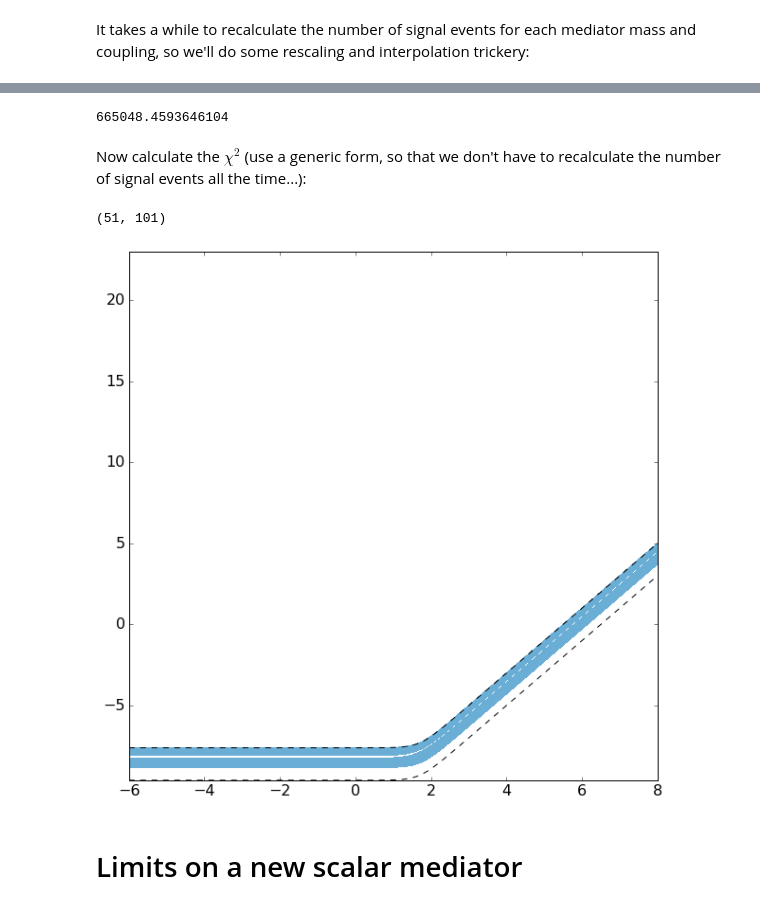
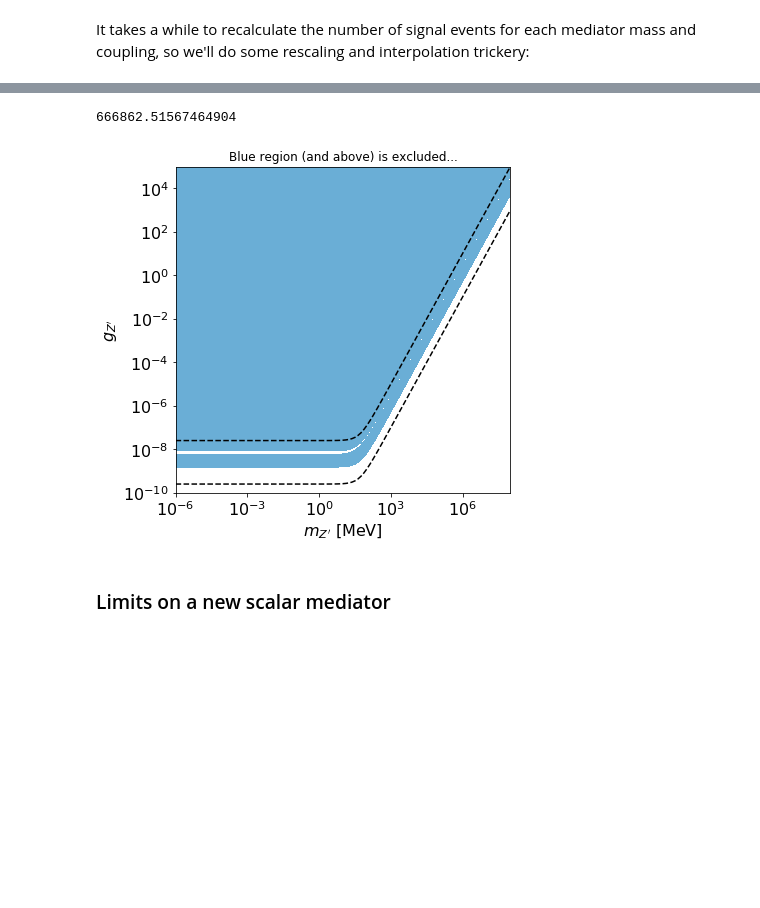
Before and after one commit to bradkav/CEvNS, a Jupyter notebook: COHERENT.ipynb, the cells around one changed output, grey strips where cells are left out. Saved outputs shown, nothing was run; the diff lists cells and outputs as text; code cells hidden in the pictures; blank space fills up the shorter version.

```diff
--- a/COHERENT.ipynb
+++ b/COHERENT.ipynb
@@ -133,7 +134,7 @@ Now plot the results:
 # %%
 pl.figure(figsize=(10,6))
 
-pl.step(PE_bins, np.append(dRdPE_bins,0), 'g', linestyle="-", where = "post", label="CEvNS signal (this work)",linewidth=1.5)
+pl.step(PE_bins, np.append(N_SM_tot,0), 'g', linestyle="-", where = "post", label="CEvNS signal (this work)",linewidth=1.5)
 pl.step(PE_bins, np.append(COHERENT_spect,0), 'g', linestyle="--", where = "post", label="CEvNS signal (1708.01294)",linewidth=1.5)
 
 pl.axhline(0, linestyle='--', color = 'gray')
@@ -221,3 +208,5 @@ pl.show()
+# %%
+deltachi2_Nsig = interp1d(Nsiglist, delta_chi2, bounds_error=False, fill_value=delta_chi2[-1])
 # %% [markdown]
 ## NSI constraints
 
@@ -627,11 +544,20 @@ def N_sig_vector(gsq, m_med):
     integrand = lambda x: (1.0/PEperkeV)*efficiency(x)*mass*time*(f_Cs*CEvNS.differentialRate_CEvNS(x/PEperkeV, A_Cs, Z_Cs,gsq,m_med)\
                                                               + f_I*CEvNS.differentialRate_CEvNS(x/PEperkeV, A_I, Z_I, gsq,m_med))
 
-    return quad(integrand, 4.0, 50, epsabs=0.01)[0]
+    xlist = np.linspace(4,50,100)
+    integ_vals =  np.vectorize(integrand)(xlist)
+
+    return np.trapz(integ_vals, xlist)
 
 def N_sig_vector_tab(gsq, tabrate_A, tabrate_B):
     integrand = lambda x: (tabrate_A(x) + tabrate_B(x)*gsq)**2.0
-    return quad(integrand, 4.0, 50, epsabs=0.01)[0]
+
+    xlist = np.linspace(4,50,100)
+    integ_vals =  np.vectorize(integrand)(xlist)
+
+    return np.trapz(integ_vals, xlist)
+
+    #return quad(integrand, 4.0, 50, epsabs=0.01)[0]
 # %%
 def tabulate_Nsig(tabrate_A, tabrate_B):
     N_A = N_sig_vector_tab(0, tabrate_A, tabrate_B)
@@ -648,10 +570,8 @@ def N_sig_fulltab(gsq, Nsig_A, Nsig_B, Nsig_C):
 # %%
-print
+#Calculate the number of signal events for a 1000 MeV Z', with coupling 1e-4 by doing:
 rate_A, rate_B = tabulate_rate(1000)
 N_A, N_B,N_C = tabulate_Nsig(rate_A, rate_B)
 #N_sig_vector_tab(1e-4, rate_A, rate_B)
 N_sig_fulltab(1e-4, N_A, N_B, N_C)
 # %% [output]
-665048.4593646104
+666862.51567464904
-# %% [markdown]
-Now calculate the $\chi^2$ (use a generic form, so that we don't have to recalculate the number of signal events all the time...):
@@ -673,41 +579,40 @@ def chisq_generic(N_sig, alpha, beta):
 gsq_list = np.append(np.logspace(0, 2, 100),1e20)
 m_list = np.sort(np.append(np.logspace(-2, 4,49), [1e-6,1e8]))
 
-#print gsq_list
-
+#Need to search for the limit in a narrow band of coupling values
 g_upper = 1e-11*(50**2+m_list**2)
 g_lower = 1e-13*(50**2+m_list**2)
 
-chi2_vec_grid = np.zeros((51, 101))
+deltachi2_vec_grid = np.zeros((51, 101))
 
 for i in tqdm(range(len(m_list))):
     rate_A, rate_B = tabulate_rate(m_list[i])
     N_A, N_B,N_C = tabulate_Nsig(rate_A, rate_B)
     for j, gsq in enumerate(gsq_list):
-        #N_sig = N_sig_vector_tab(gsq, rate_A, rate_B)
         N_sig = N_sig_fulltab(gsq*g_lower[i], N_A, N_B, N_C)
-        chi2_vec_grid[i, j] = minimize(lambda x: chisq_generic(N_sig, x[0], x[1]), (0.0,0.0), method="CG").fun
+        deltachi2_vec_grid[i, j] = deltachi2_Nsig(N_sig)
 # %%
-delta_chi2_vec = chi2_vec_grid - np.min(chi2_vec_grid)
-
 mgrid, ggrid = np.meshgrid(m_list, gsq_list, indexing='ij')
 ggrid *= 1e-13*(50**2 + mgrid**2)
 
-print delta_chi2_vec.shape
+np.savetxt("results/COHERENT_Zprime.txt", np.c_[mgrid.flatten(), ggrid.flatten(), deltachi2_vec_grid.flatten()])
 
-np.savetxt("results/COHERENT_Zprime.txt", np.c_[mgrid.flatten(), ggrid.flatten(), delta_chi2_vec.flatten()])
+pl.figure(figsize=(6,6))
+pl.loglog(m_list, g_upper, 'k--')
+pl.loglog(m_list, g_lower, 'k--')
+pl.contourf(mgrid, ggrid, deltachi2_vec_grid, levels=[2.7,1e10],cmap="Blues")
 
-pl.figure(figsize=(10,10))
-pl.contourf(np.log10(mgrid), np.log10(ggrid), delta_chi2_vec, levels=[2.7,1e10],cmap="Blues")
-pl.plot(np.log10(m_list), np.log10(g_upper), 'k--')
-pl.plot(np.log10(m_list), np.log10(g_lower), 'k--')
+pl.ylim(1e-10, 1e5)
 #pl.colorbar()
+pl.xlabel(r"$m_{Z'}$ [MeV]")
+pl.ylabel(r"$g_{Z'}$")
+pl.title("Blue region (and above) is excluded...", fontsize=12)
+pl.savefig("plots/COHERENT_Zprime.pdf")
 pl.show()
 # %% [output]
-(51, 101)
-[figure, old version]
+[figure, new version]
 # %% [markdown]
-# Limits on a new scalar mediator
+### Limits on a new scalar mediator
 # %%
 def calc_Nsig_scalar( m_med):
     scalar_rate = lambda x: (1.0/PEperkeV)*efficiency(x)*mass*time*(f_Cs*CEvNS.differentialRate_scalar(x/PEperkeV, A_Cs, Z_Cs,1,m_med)\
```
Also changed, not shown: parts of 41 cells of this notebook, 34 other files.
